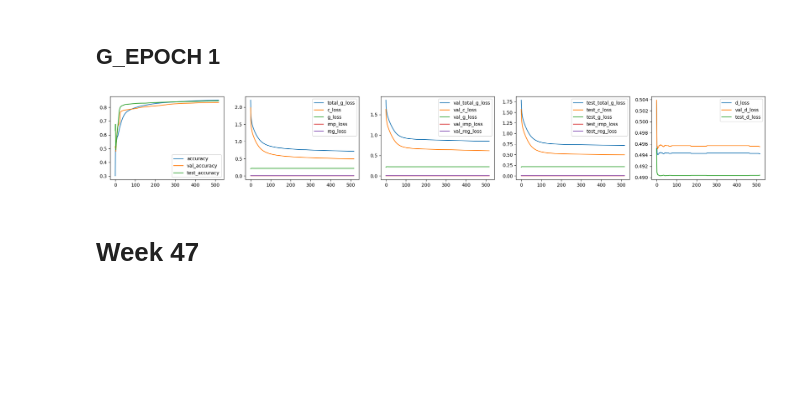
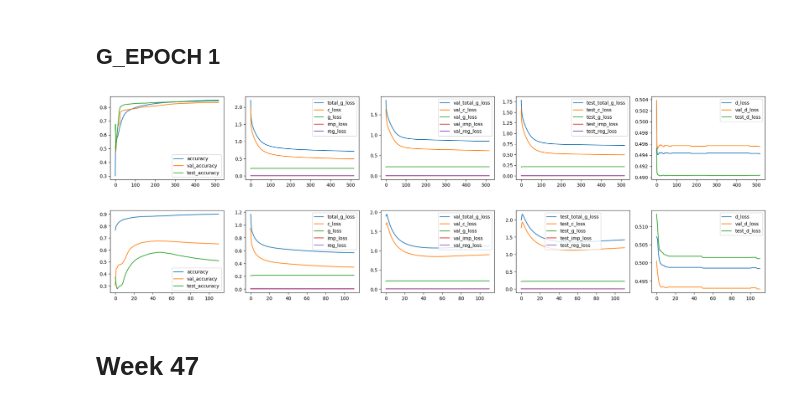
Before and after one commit to dnldsht/AJ-RNN, a Jupyter notebook: res.ipynb, the cells around one changed output. Cells and saved outputs as stored; diff of their text form; code cells hidden in the pictures; blank space fills up the shorter version.

Commit message:
test: week 48 sophia

```diff
--- a/res.ipynb
+++ b/res.ipynb
@@ -89,5 +89,10 @@ plot_all(get_metrics('results/week48/GRU128-G1-LR6-BS256/seed89'))
 # %% [output]
 [figure]
+# %%
+# batch size 32
+plot_all(get_metrics('results/week48/GRU128-G1-LR6-BS32/seed27836')) # sophia
+# %% [output]
+[figure, added]
 # %% [markdown]
 # Week 47
 # %%
```
Also changed, not shown: parts of 5 cells of this notebook.
